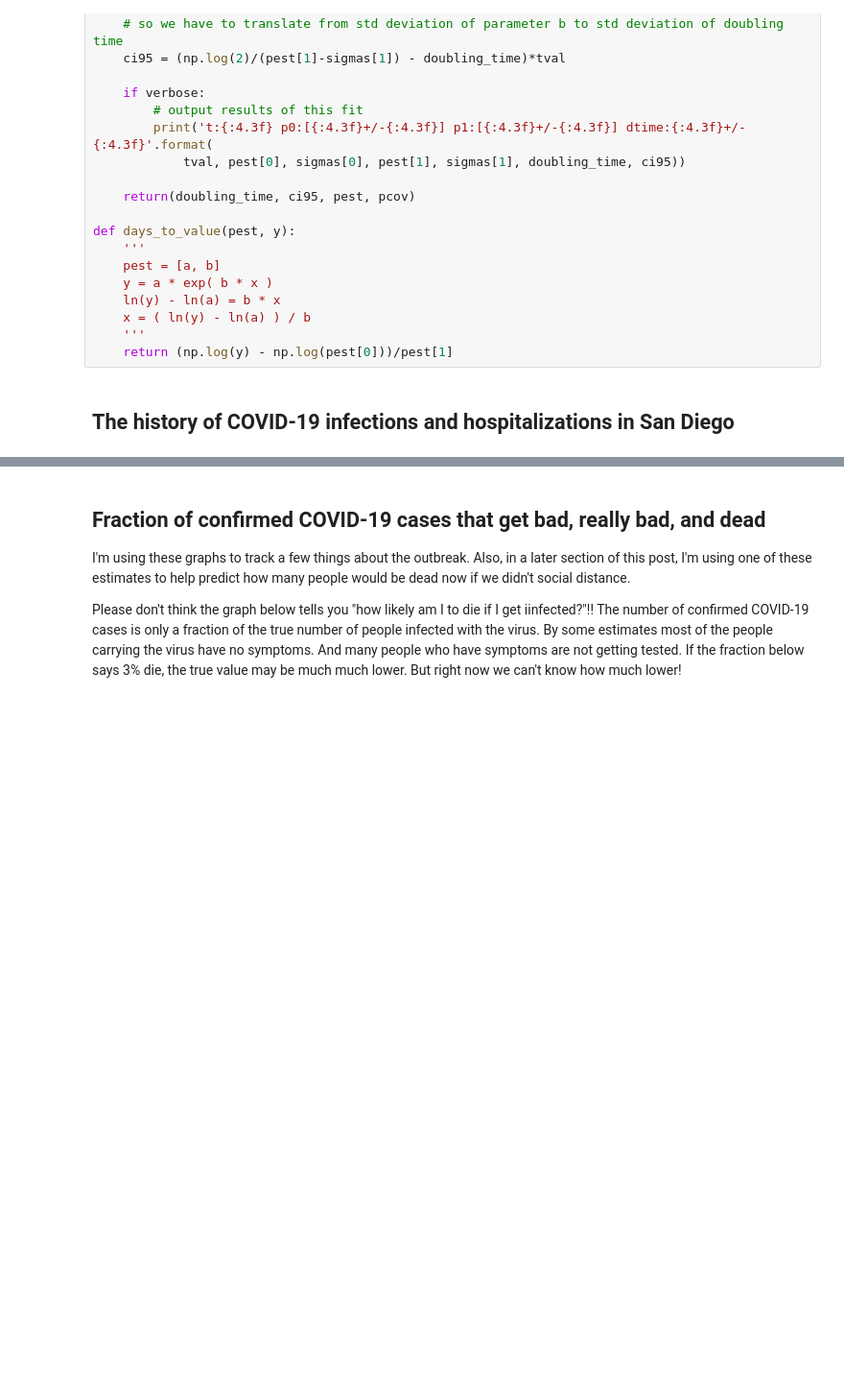
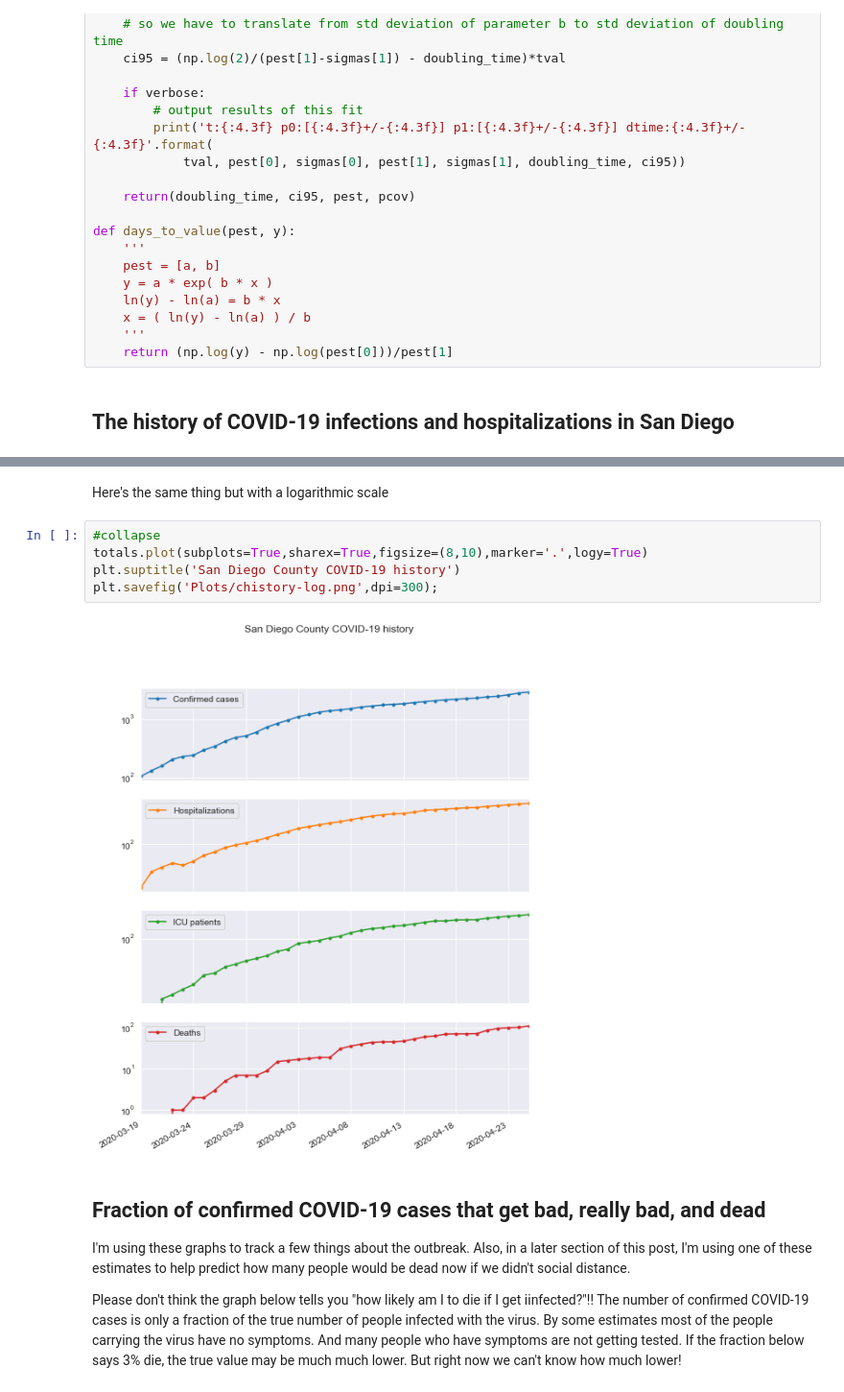
Before and after one commit to jasongfleischer/defunct-website-argo-navis, a Jupyter notebook: _notebooks/2020-04-20-SanDiego-COVID-19.ipynb, the cells around one changed output, grey strips where cells are left out. Shown at 96% size. Saved outputs shown, nothing was run; the diff lists cells and outputs as text; blank space fills up the shorter version.

```diff
--- a/_notebooks/2020-04-20-SanDiego-COVID-19.ipynb
+++ b/_notebooks/2020-04-20-SanDiego-COVID-19.ipynb
@@ -268,3 +268,12 @@ plt.savefig('Plots/chistory.png',dpi=300);
+# %% [markdown]
+Here's the same thing but with a logarithmic scale
+# %%
+#collapse
+totals.plot(subplots=True,sharex=True,figsize=(8,10),marker='.',logy=True)
+plt.suptitle('San Diego County COVID-19 history')
+plt.savefig('Plots/chistory-log.png',dpi=300);
+# %% [output]
+[figure, added]
 # %% [markdown]
 <a id="fraction"></a>
 ## Fraction of confirmed COVID-19 cases that get bad, really bad, and dead
```
Also changed, not shown: parts of 16 cells of this notebook.
